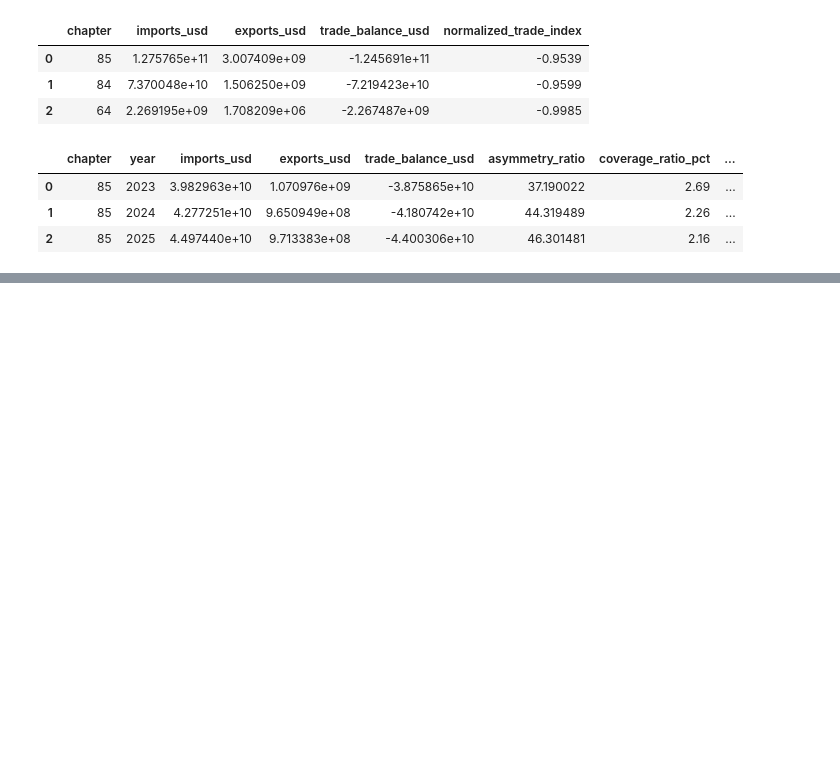
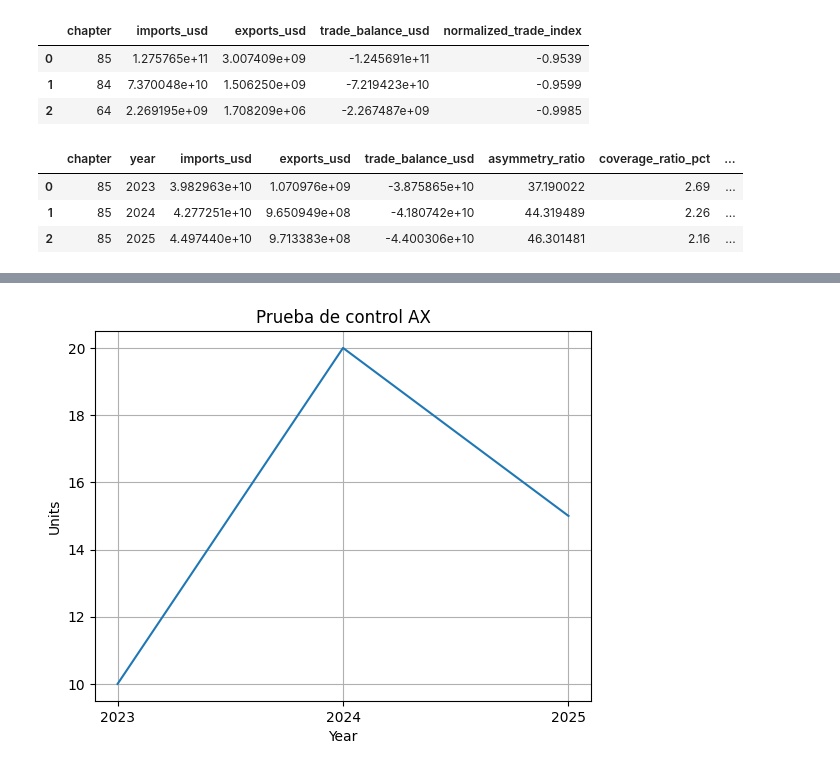
Before and after one commit to luisferdm6/03-china-mexico-trade-audit, a Jupyter notebook: 01_auditoria_asimetrias_china_mexico.ipynb, the cells around one changed output, grey strips where cells are left out. Cells and saved outputs as stored; diff of their text form; code cells hidden in the pictures; blank space fills up the shorter version.

```diff
--- a/01_auditoria_asimetrias_china_mexico.ipynb
+++ b/01_auditoria_asimetrias_china_mexico.ipynb
@@ -599,0 +601,13 @@ plot_trade_divergence(trade_data, 85)
+# %%
+fig, ax = plt.subplots()
+
+ax.plot([2023, 2024, 2025], [10, 20, 15])
+ax.set_title('Prueba de control AX')
+ax.set_xticks([2023, 2024, 2025])
+ax.set_xlabel('Year')
+ax.set_ylabel('Units')
+ax.grid(True)
+
+plt.show()
+# %% [output]
+[figure, added]
```
Also changed, not shown: parts of 3 cells of this notebook.
